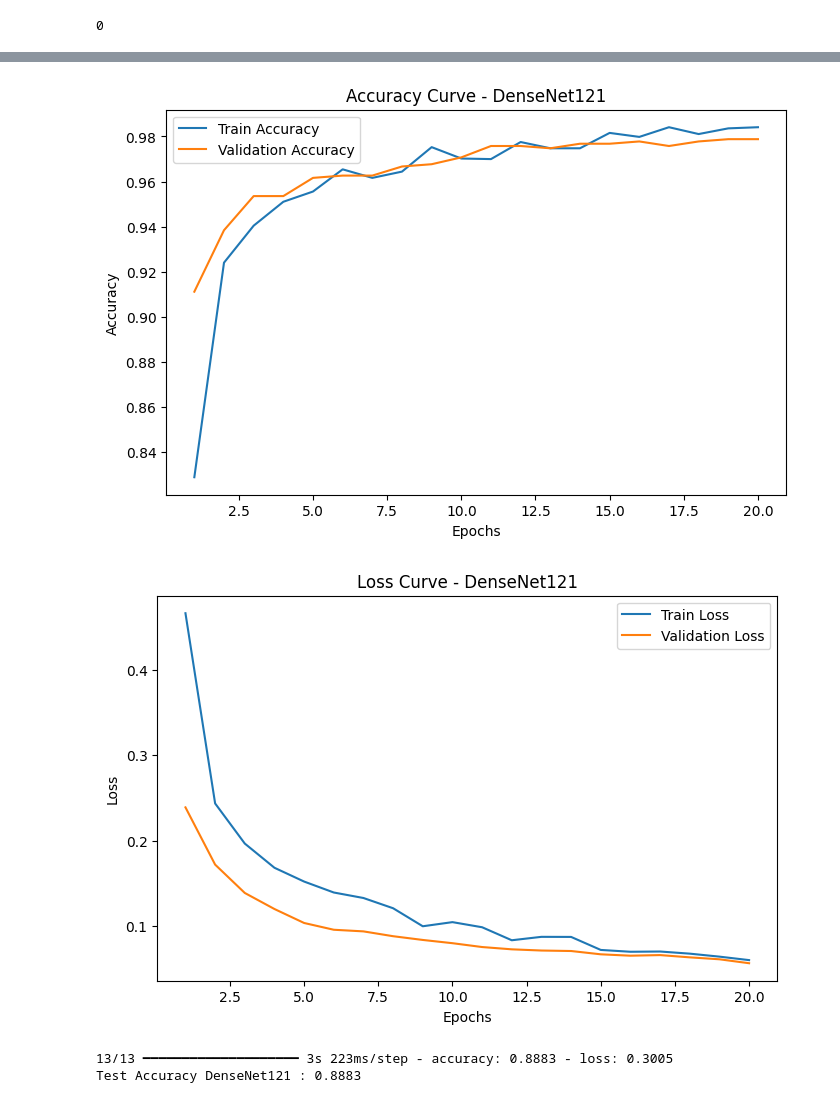
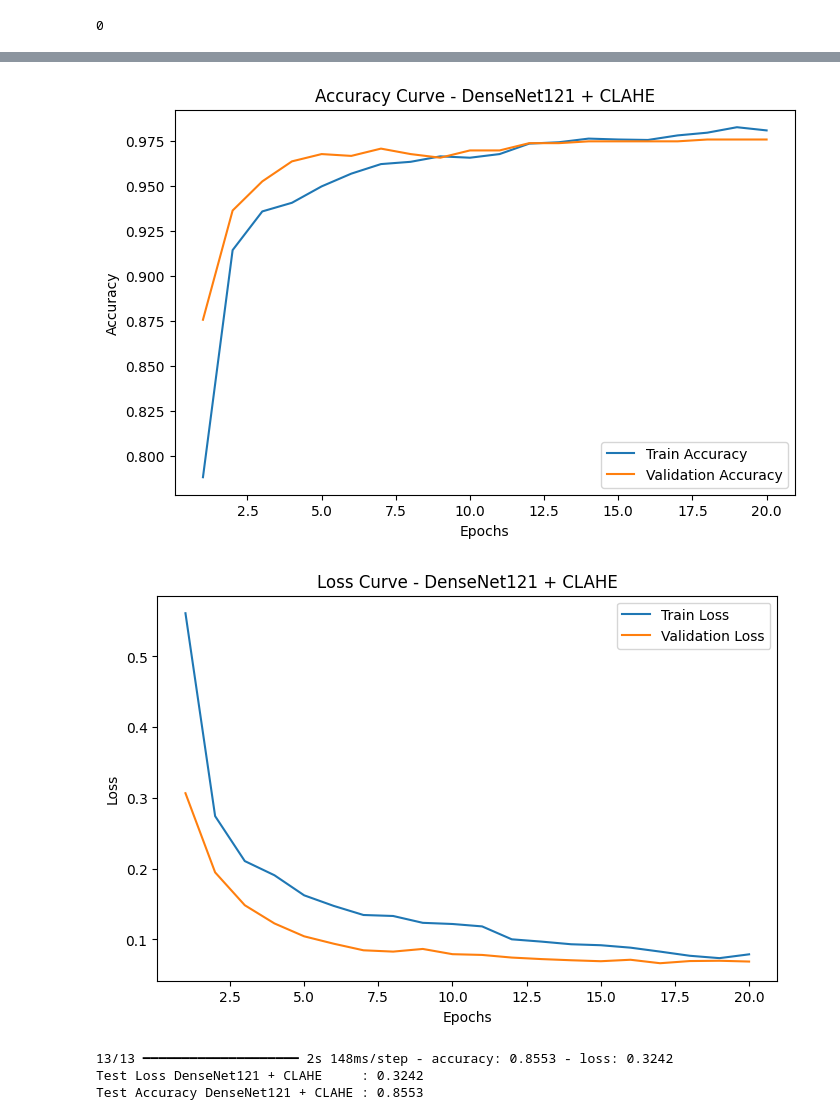
Before and after one commit to carolembomegni/Projet_SD_Detection_Tumeurs, a Jupyter notebook: Modele_DenseNet121.ipynb, the cells around one changed output, grey strips where cells are left out. Cells and saved outputs as stored; diff of their text form; code cells hidden in the pictures.

Commit message:
Model DenseNet avec application du clache

```diff
--- a/Modele_DenseNet121.ipynb
+++ b/Modele_DenseNet121.ipynb
@@ -470,5 +527,4 @@ test_ds  = test_ds.prefetch(buffer_size=AUTOTUNE)
 # %%
-# Modele DenseNet121
 from tensorflow.keras import layers
 from tensorflow.keras.applications import DenseNet121
 from tensorflow.keras.applications.densenet import preprocess_input
@@ -478,9 +534,9 @@ data_augmentation = tf.keras.Sequential([
     layers.RandomFlip("horizontal"),
     layers.RandomRotation(0.1),
     layers.RandomZoom(0.1),
-])
+], name="data_augmentation")
 
-# Base DenseNet
+# Base DenseNet121
 base_model = DenseNet121(
     include_top=False,
     weights="imagenet",
@@ -491,16 +547,13 @@ base_model.trainable = False
 
 # Modèle complet
 inputs = layers.Input(shape=(224, 224, 3))
-
 x = data_augmentation(inputs)
 x = preprocess_input(x)
-
 x = base_model(x, training=False)
 x = layers.GlobalAveragePooling2D()(x)
 x = layers.BatchNormalization()(x)
 x = layers.Dense(128, activation="relu")(x)
 x = layers.Dropout(0.5)(x)
-
 outputs = layers.Dense(1, activation="sigmoid")(x)
 
 model = tf.keras.Model(inputs, outputs)
@@ -538,12 +589,25 @@ model.compile(
     metrics=["accuracy"]
 )
 # %%
-# Callsbacks
+# callsbacks
 from tensorflow.keras.callbacks import EarlyStopping, ReduceLROnPlateau, ModelCheckpoint
 
 callbacks = [
-    EarlyStopping(monitor="val_loss", patience=5, restore_best_weights=True),
-    ReduceLROnPlateau(monitor="val_loss", factor=0.5, patience=3, verbose=1),
-    ModelCheckpoint("/content/densenet_best.keras", save_best_only=True)
+    EarlyStopping(
+        monitor="val_loss",
+        patience=5,
+        restore_best_weights=True
+    ),
+    ReduceLROnPlateau(
+        monitor="val_loss",
+        factor=0.5,
+        patience=2,
+        verbose=1
+    ),
+    ModelCheckpoint(
+        "/content/densenet121_clahe_best.keras",
+        monitor="val_loss",
+        save_best_only=True
+    )
 ]
 # %%
@@ -581,46 +645,42 @@ Epoch 20/20
 # %%
 import matplotlib.pyplot as plt
 
 acc = history.history["accuracy"]
 val_acc = history.history["val_accuracy"]
 loss = history.history["loss"]
 val_loss = history.history["val_loss"]
 
 epochs_range = range(1, len(acc) + 1)
 
-# ==============================
-# ACCURACY
-# ==============================
 plt.figure(figsize=(8, 5))
 plt.plot(epochs_range, acc, label="Train Accuracy")
 plt.plot(epochs_range, val_acc, label="Validation Accuracy")
 plt.xlabel("Epochs")
 plt.ylabel("Accuracy")
-plt.title("Accuracy Curve - DenseNet121")
+plt.title("Accuracy Curve - DenseNet121 + CLAHE")
 plt.legend()
 plt.show()
 
-# ==============================
-# LOSS
-# ==============================
 plt.figure(figsize=(8, 5))
 plt.plot(epochs_range, loss, label="Train Loss")
 plt.plot(epochs_range, val_loss, label="Validation Loss")
 plt.xlabel("Epochs")
 plt.ylabel("Loss")
-plt.title("Loss Curve - DenseNet121")
+plt.title("Loss Curve - DenseNet121 + CLAHE")
 plt.legend()
 plt.show()
 # %% [output]
-[figure, old version]
+[figure, new version]
-[figure, old version]
+[figure, new version]
 # %%
-# Evaluation
 test_loss, test_acc = model.evaluate(test_ds)
-print(f"Test Accuracy DenseNet121 : {test_acc:.4f}")
+
+print(f"Test Loss DenseNet121 + CLAHE     : {test_loss:.4f}")
+print(f"Test Accuracy DenseNet121 + CLAHE : {test_acc:.4f}")
 # %% [output]
-13/13 ━━━━━━━━━━━━━━━━━━━━ 3s 223ms/step - accuracy: 0.8883 - loss: 0.3005
-Test Accuracy DenseNet121 : 0.8883
+13/13 ━━━━━━━━━━━━━━━━━━━━ 2s 148ms/step - accuracy: 0.8553 - loss: 0.3242
+Test Loss DenseNet121 + CLAHE     : 0.3242
+Test Accuracy DenseNet121 + CLAHE : 0.8553
 # %%
 # Optimisation du seuil
 import numpy as np
```
Also changed, not shown: parts of 21 cells of this notebook.
